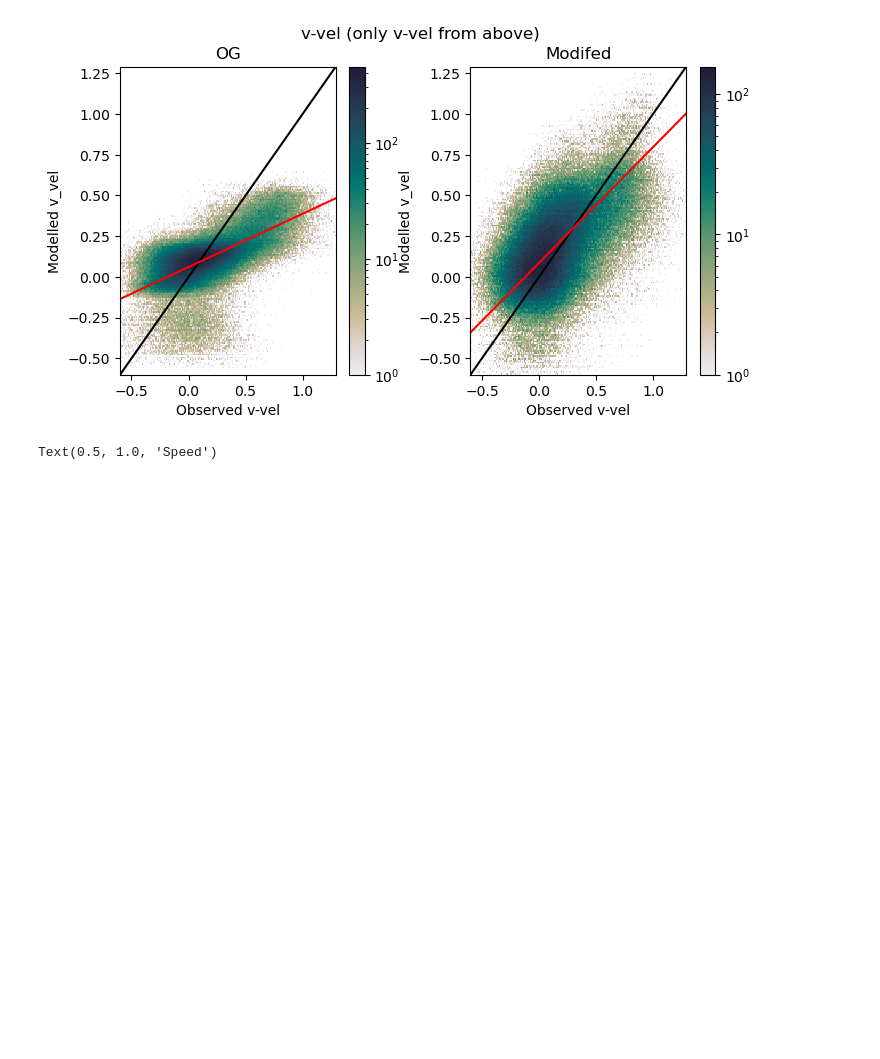
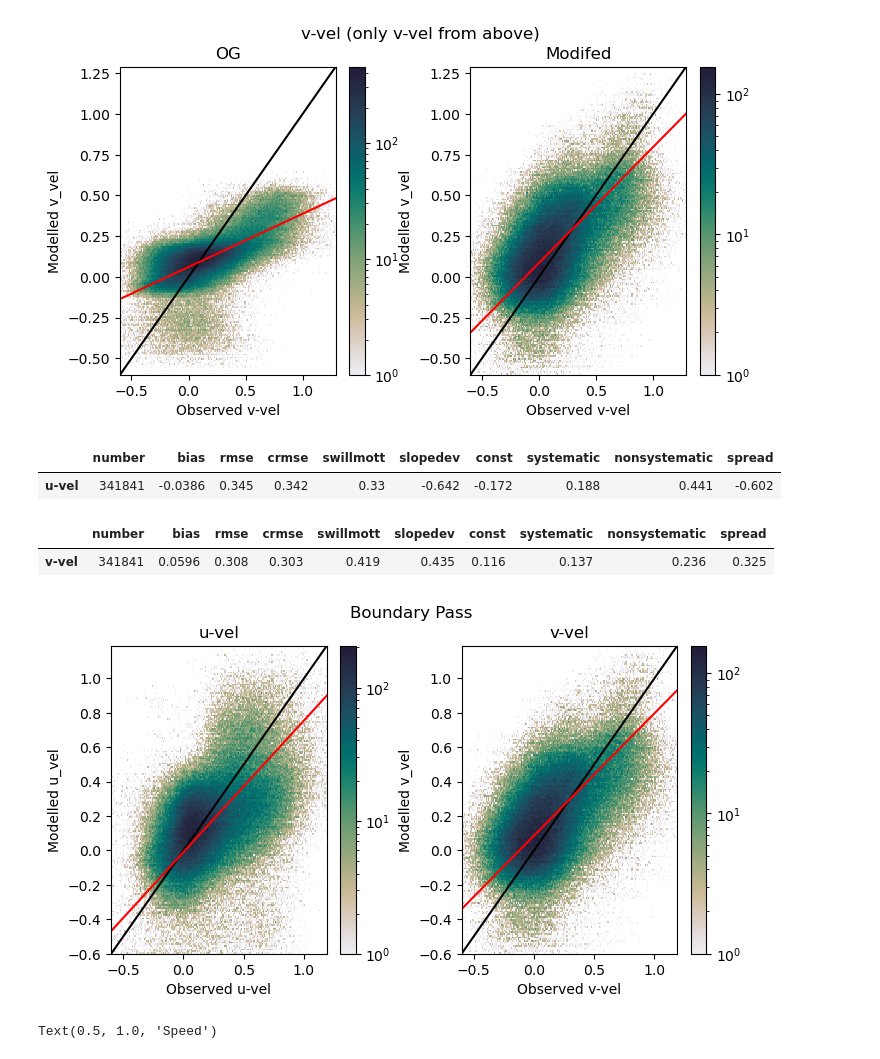
Before and after one commit to SalishSeaCast/analysis-camryn, a Jupyter notebook: notebooks/model_evals/model_eval_currents.ipynb, the cells around one changed output. Cells and saved outputs as stored; diff of their text form; code cells hidden in the pictures; blank space fills up the shorter version.

```diff
--- a/notebooks/model_evals/model_eval_currents.ipynb
+++ b/notebooks/model_evals/model_eval_currents.ipynb
@@ -1005,6 +1005,45 @@ d_vvel.style.format(myformat).apply(highlight_max_min)
 |  | number | bias | rmse | crmse | swillmott | slopedev | const | systematic | nonsystematic | spread |
 | v-vel | 341841 | 0.0596 | 0.308 | 0.303 | 0.419 | 0.435 | 0.116 | 0.137 | 0.236 | 0.325 |
 [figure]
+# %%
+vmax = 1.2
+vmin = -0.6
+
+fig,[ax,ax2] = plt.subplots(1,2,figsize=(8,4))
+
+counts, xedges, yedges, color = ax.hist2d( data_uvel_comb['current_velocity_east'],data_uvel_comb['mod_east_vel'],
+                                           bins=np.arange(vmin, vmax, dbin), norm=LogNorm(),cmap=cmap);
+ax.set_xlabel(f'Observed u-vel')
+ax.set_ylabel(f'Modelled u_vel')
+fig.colorbar(color, ax=ax)
+ax.plot(np.arange(vmin,vmax,0.01),np.arange(vmin,vmax,0.01),color='k')
+a1,b1,stm,nstm = wolfram_perp(data_uvel_comb,'current_velocity_east','mod_east_vel')
+line = a1+np.arange(vmin, vmax, 0.01)*b1
+ax.plot(np.arange(vmin,vmax,0.01),line,'r')
+ax.set_title('u-vel')
+fig.suptitle('Boundary Pass')
+fig.subplots_adjust(wspace=0.3)
+
+counts, xedges, yedges, color = ax2.hist2d( data_vvel_comb['current_velocity_north'],data_vvel_comb['mod_north_vel'],
+                                           bins=np.arange(vmin, vmax, dbin), norm=LogNorm(),cmap=cmap);
+ax2.set_xlabel(f'Observed v-vel')
+ax2.set_ylabel(f'Modelled v_vel')
+fig.colorbar(color, ax=ax2)
+ax2.plot(np.arange(vmin,vmax,0.01),np.arange(vmin,vmax,0.01),color='k')
+a1,b1,stm,nstm = wolfram_perp(data_vvel_comb,'current_velocity_north','mod_north_vel')
+line = a1+np.arange(vmin, vmax, 0.01)*b1
+ax2.plot(np.arange(vmin,vmax,0.01),line,'r')
+ax2.set_title('v-vel')
+fig.subplots_adjust(wspace=0.3)
+
+display(d_uvel.style.format(myformat).apply(highlight_max_min))
+d_vvel.style.format(myformat).apply(highlight_max_min)
+# %% [output]
+|  | number | bias | rmse | crmse | swillmott | slopedev | const | systematic | nonsystematic | spread |
+| u-vel | 341841 | -0.0386 | 0.345 | 0.342 | 0.33 | -0.642 | -0.172 | 0.188 | 0.441 | -0.602 |
+|  | number | bias | rmse | crmse | swillmott | slopedev | const | systematic | nonsystematic | spread |
+| v-vel | 341841 | 0.0596 | 0.308 | 0.303 | 0.419 | 0.435 | 0.116 | 0.137 | 0.236 | 0.325 |
+[figure, added]
 # %%
 obs_speed_comb = np.sqrt(data_uvel_comb['current_velocity_east']**2+data_vvel_comb['current_velocity_north']**2)
 mod_speed_comb = np.sqrt(data_uvel_comb['mod_east_vel']**2+data_vvel_comb['mod_north_vel']**2)
```
Also changed, not shown: parts of 4 cells of this notebook.
